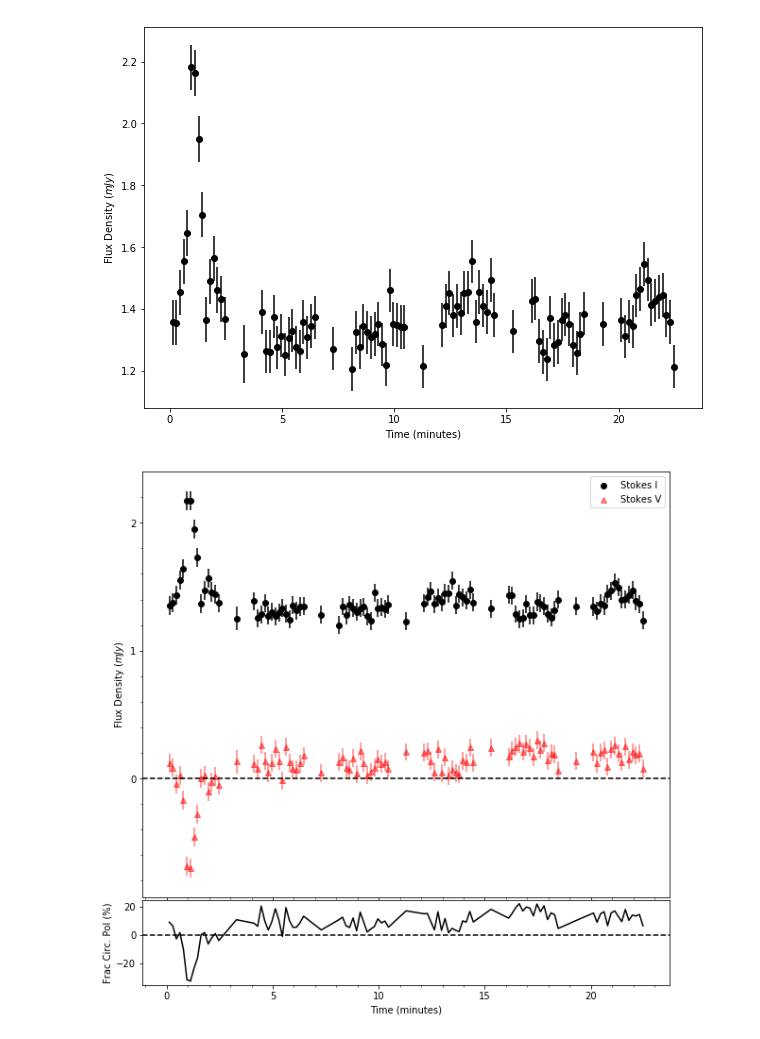
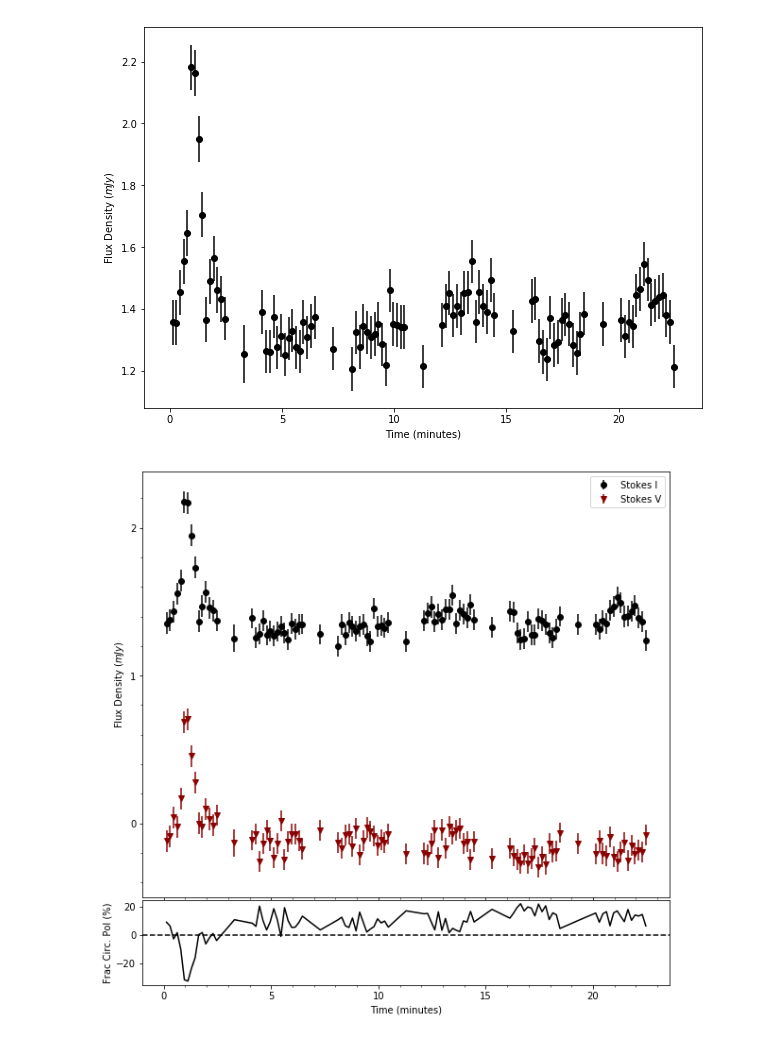
Before and after one commit to rvanlinge/radio_project, a Jupyter notebook: e3_flare.ipynb, the cells around one changed output. Saved outputs shown, nothing was run; the diff lists cells and outputs as text; code cells hidden in the pictures.

```diff
--- a/e3_flare.ipynb
+++ b/e3_flare.ipynb
@@ -39,21 +40,18 @@ stErr = np.sqrt(rr['ure']**2+ll['ure']**2)*.5
 time = rr['dtmin']
 # %%
 fig,ax = plt.subplots(figsize=(10,10),nrows=2,ncols=1,sharex=True,gridspec_kw = {'hspace':.01,'height_ratios':[5,1]})
-ax[0].scatter(time,stI,color='black',marker='o',label='Stokes I')
-ax[0].errorbar(time,stI,yerr=stErr,color='k',linestyle='None',label='_nolegend_')
-ax[0].scatter(time,stV,color='red',marker='^',label='Stokes V',alpha=0.5)
-ax[0].errorbar(time,stV,yerr=stErr,color='red',linestyle='None',label='_nolegend_',alpha=0.5)
-ax[0].axhline(y=0,color='k',linestyle='dashed')
+ax[0].errorbar(time,stI,yerr=stErr,color='k',fmt='o',linestyle='None',label='Stokes I')
+ax[0].errorbar(time,-stV,yerr=stErr,color='darkred',fmt='v',linestyle='None',label='Stokes V')
+#ax[0].axhline(y=0,color='k',linestyle='dashed')
 ax[0].legend(loc='best')
 ax[0].set_ylabel('Flux Density ($mJy$)')
 ax[0].locator_params(axis='y',nbins=4)
 ax[0].minorticks_on()
-
 ax[1].plot(time,100*frac,color='k')
 ax[1].axhline(y=0,color='k',linestyle='dashed')
 ax[1].set_ylabel('Frac Circ. Pol (%)')
 plt.xlabel('Time (minutes)')
-plt.savefig('plots/1314e3_Stokes.png')
+#plt.savefig('plots/1314e3_Stokes.png')
 plt.show()
 # %% [output]
-[figure, old version]
+[figure, new version]
```
Also changed, not shown: parts of 3 cells of this notebook, 12 other files.
